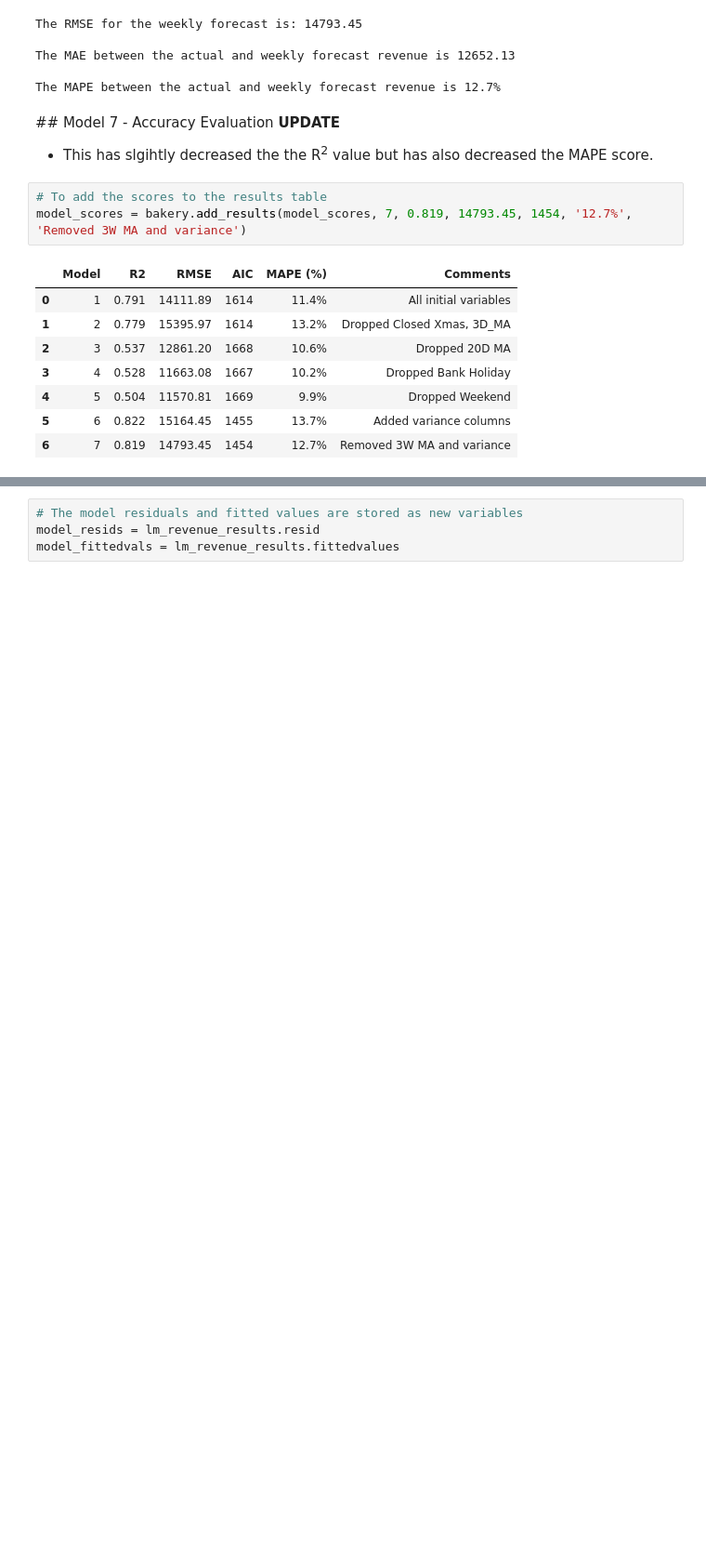
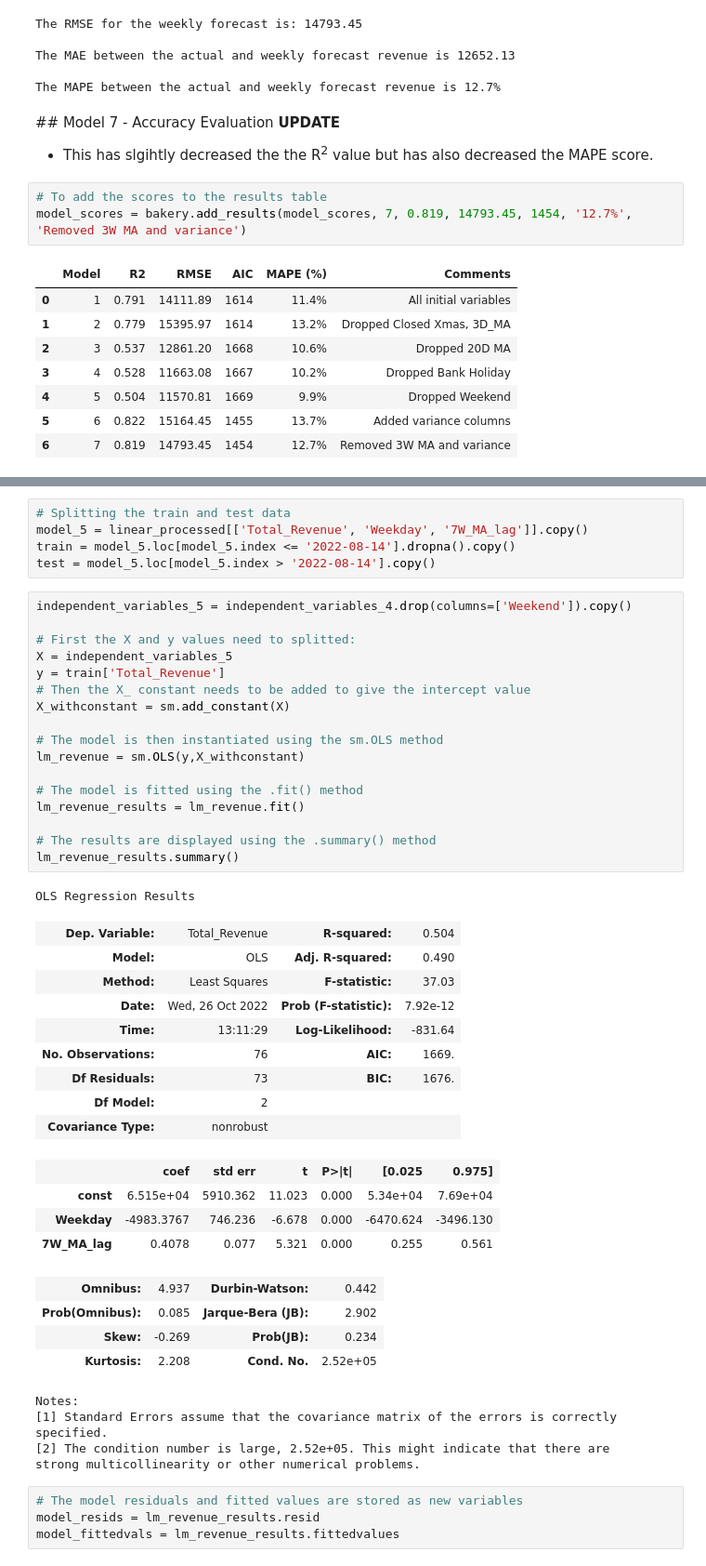
Before and after one commit to amagnall/Bakery_Sales_Forecasting, a Jupyter notebook: Model_2_Linear_Regression Weekly Forecast.ipynb, the cells around one changed output, grey strips where cells are left out. Shown: that part at 93% size. Drawn from its saved outputs; the diff is of its cells as text; blank space fills up the shorter version.

```diff
--- a/Model_2_Linear_Regression Weekly Forecast.ipynb
+++ b/Model_2_Linear_Regression Weekly Forecast.ipynb
@@ -1016,3 +1010,48 @@ As stated in the introduction, for an accurate linear model, the assumptions are
+# %%
+# Splitting the train and test data
+model_5 = linear_processed[['Total_Revenue', 'Weekday', '7W_MA_lag']].copy()
+train = model_5.loc[model_5.index <= '2022-08-14'].dropna().copy()
+test = model_5.loc[model_5.index > '2022-08-14'].copy()
+# %%
+independent_variables_5 = independent_variables_4.drop(columns=['Weekend']).copy()
+
+# First the X and y values need to splitted:
+X = independent_variables_5
+y = train['Total_Revenue']
+# Then the X_ constant needs to be added to give the intercept value
+X_withconstant = sm.add_constant(X)
+
+# The model is then instantiated using the sm.OLS method
+lm_revenue = sm.OLS(y,X_withconstant)
+
+# The model is fitted using the .fit() method
+lm_revenue_results = lm_revenue.fit()
+
+# The results are displayed using the .summary() method
+lm_revenue_results.summary()
+# %% [output]
+OLS Regression Results
+| Dep. Variable: | Total_Revenue | R-squared: | 0.504 |
+| Model: | OLS | Adj. R-squared: | 0.490 |
+| Method: | Least Squares | F-statistic: | 37.03 |
+| Date: | Wed, 26 Oct 2022 | Prob (F-statistic): | 7.92e-12 |
+| Time: | 13:11:29 | Log-Likelihood: | -831.64 |
+| No. Observations: | 76 | AIC: | 1669. |
+| Df Residuals: | 73 | BIC: | 1676. |
+| Df Model: | 2 |  |  |
+| Covariance Type: | nonrobust |  |  |
+|  | coef | std err | t | P>|t| | [0.025 | 0.975] |
+| const | 6.515e+04 | 5910.362 | 11.023 | 0.000 | 5.34e+04 | 7.69e+04 |
+| Weekday | -4983.3767 | 746.236 | -6.678 | 0.000 | -6470.624 | -3496.130 |
+| 7W_MA_lag | 0.4078 | 0.077 | 5.321 | 0.000 | 0.255 | 0.561 |
+| Omnibus: | 4.937 | Durbin-Watson: | 0.442 |
+| Prob(Omnibus): | 0.085 | Jarque-Bera (JB): | 2.902 |
+| Skew: | -0.269 | Prob(JB): | 0.234 |
+| Kurtosis: | 2.208 | Cond. No. | 2.52e+05 |
+Notes:
+[1] Standard Errors assume that the covariance matrix of the errors is correctly specified.
+[2] The condition number is large, 2.52e+05. This might indicate that there are
+strong multicollinearity or other numerical problems.
 # %%
 # The model residuals and fitted values are stored as new variables
 model_resids = lm_revenue_results.resid
```
Also changed, not shown: parts of 8 cells of this notebook, 1 other file.
